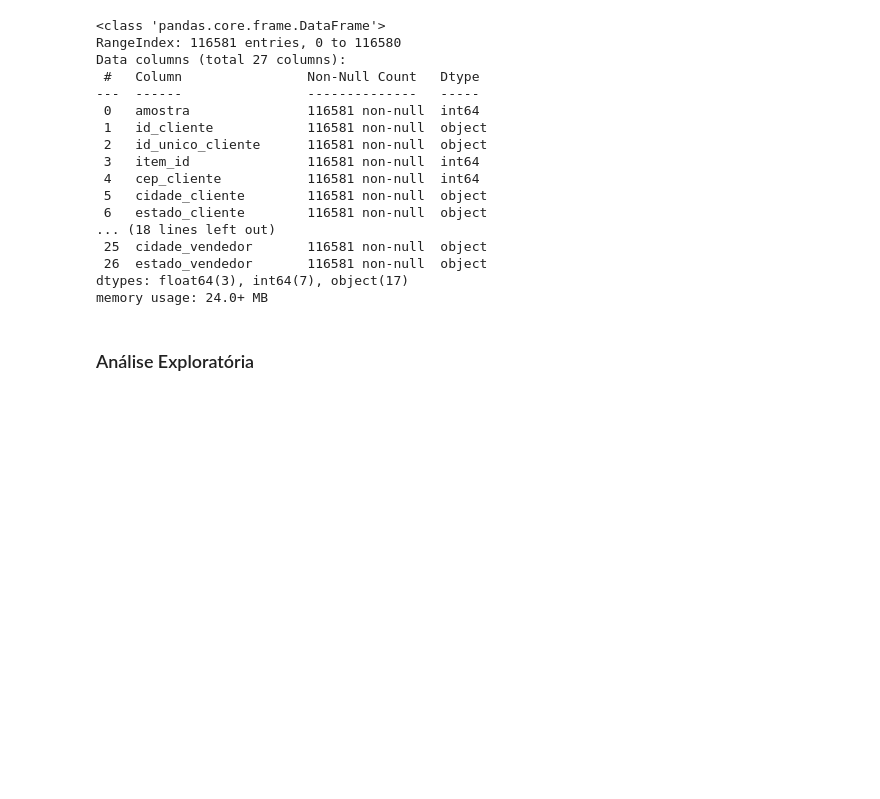
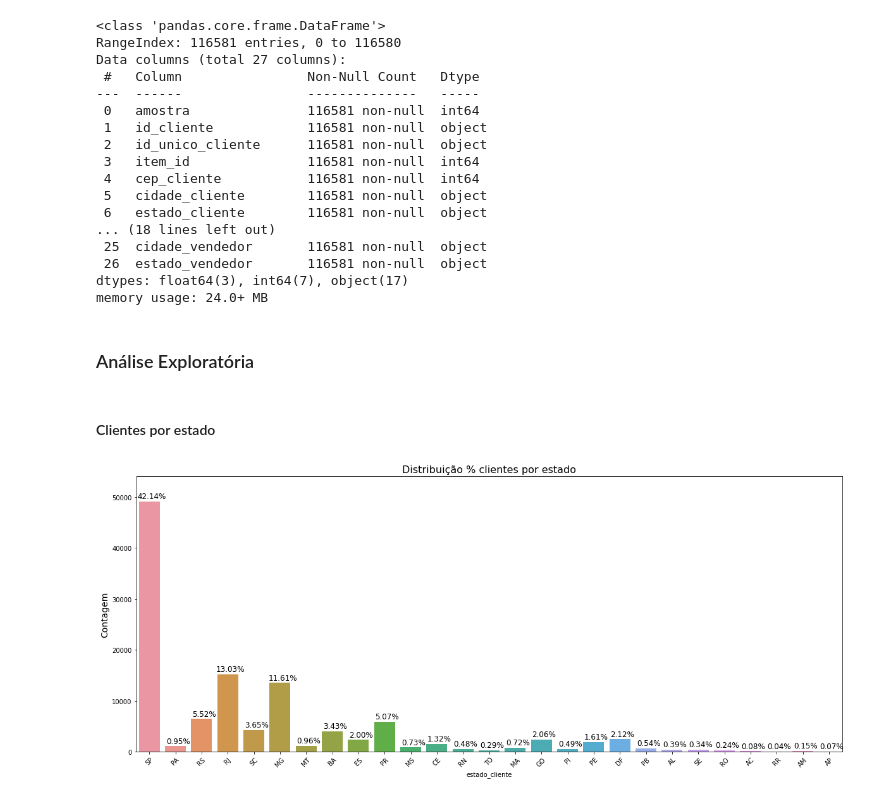
Before and after one commit to LilianeAquino/notebooks_cursos_alura, a Jupyter notebook: Clusterização de dados: Segmentação de clientes/clusterização_segmentação_clientes.ipynb, the cells around one changed output. Saved outputs shown, nothing was run; the diff lists cells and outputs as text; code cells hidden in the pictures; blank space fills up the shorter version.

```diff
--- a/Clusterização de dados: Segmentação de clientes/clusterização_segmentação_clientes.ipynb
+++ b/Clusterização de dados: Segmentação de clientes/clusterização_segmentação_clientes.ipynb
@@ -58,12 +57,11 @@ memory usage: 24.0+ MB
 # %% [markdown]
 ### Análise Exploratória
 # %%
-def plot_perc(st, dados):
+def plot_perc(st, text, dados):
     plt.figure(figsize=(20, 8))
 
     g = sns.countplot(x=st, data=dados, orient='h')
-    g.set_title('Distribuição do estado dos clientes', fontsize=16)
-    g.set_xlabel('Estado', fontsize=14)
+    g.set_title(f'Distribuição {text}', fontsize=16)
     g.set_ylabel('Contagem', fontsize=14)
     g.set_xticklabels(g.get_xticklabels(), rotation=45)
 
@@ -74,3 +72,9 @@ def plot_perc(st, dados):
         g.text(p.get_x()+p.get_width()/1.6, height + 200,
                '{:1.2f}%'.format(height/116581*100), ha='center', va='bottom', fontsize=12)
     g.set_ylim(0, max(sizes) * 1.1)
+# %% [markdown]
+#### Clientes por estado
+# %%
+plot_perc('estado_cliente', '% clientes por estado', df)
+# %% [output]
+[figure, added]
```
Also changed, not shown: parts of 14 cells of this notebook.
